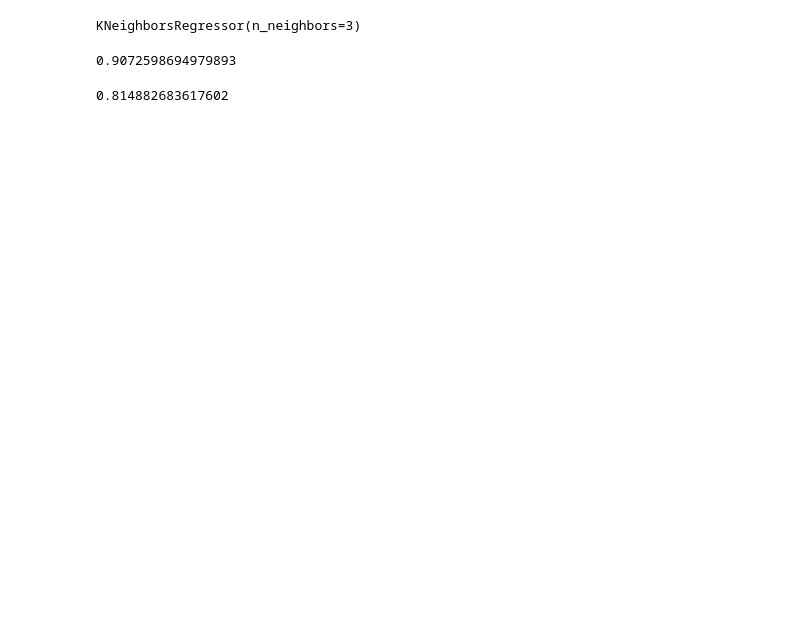
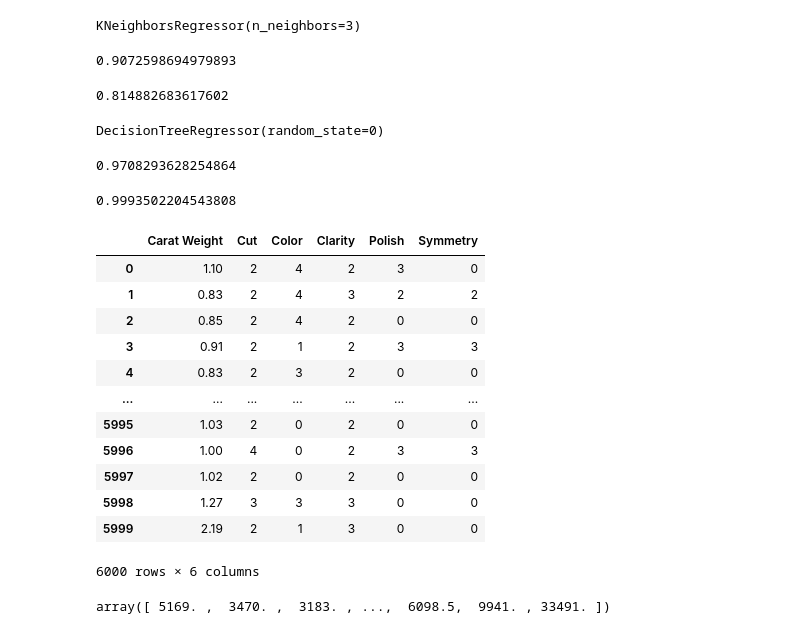
Before and after one commit to dec4der/Diamond_Price_Predictor, a Jupyter notebook: diamond_price.ipynb, the cells around one changed output. Saved outputs shown, nothing was run; the diff lists cells and outputs as text; code cells hidden in the pictures; blank space fills up the shorter version.

```diff
--- a/diamond_price.ipynb
+++ b/diamond_price.ipynb
@@ -239,3 +225,37 @@ model.score(X_train,Y_train)
 model.score(X_test,Y_test)
 # %% [output]
 0.814882683617602
+# %%
+from sklearn.tree import DecisionTreeRegressor
+dtr = DecisionTreeRegressor(random_state = 0)
+dtr.fit(X_train, Y_train)
+# %% [output]
+DecisionTreeRegressor(random_state=0)
+# %%
+dtr.score(X_test,Y_test)
+# %% [output]
+0.9708293628254864
+# %%
+dtr.score(X_train,Y_train)
+# %% [output]
+0.9993502204543808
+# %%
+X
+# %% [output]
+|  | Carat Weight | Cut | Color | Clarity | Polish | Symmetry |
+| 0 | 1.10 | 2 | 4 | 2 | 3 | 0 |
+| 1 | 0.83 | 2 | 4 | 3 | 2 | 2 |
+| 2 | 0.85 | 2 | 4 | 2 | 0 | 0 |
+| 3 | 0.91 | 2 | 1 | 2 | 3 | 3 |
+| 4 | 0.83 | 2 | 3 | 2 | 0 | 0 |
+| ... | ... | ... | ... | ... | ... | ... |
+| 5995 | 1.03 | 2 | 0 | 2 | 0 | 0 |
+| 5996 | 1.00 | 4 | 0 | 2 | 3 | 3 |
+| 5997 | 1.02 | 2 | 0 | 2 | 0 | 0 |
+| 5998 | 1.27 | 3 | 3 | 3 | 0 | 0 |
+| 5999 | 2.19 | 2 | 1 | 3 | 0 | 0 |
+6000 rows × 6 columns
+# %%
+dtr.predict(X)
+# %% [output]
+array([ 5169. ,  3470. ,  3183. , ...,  6098.5,  9941. , 33491. ])
```
Also changed, not shown: parts of 7 cells of this notebook.
